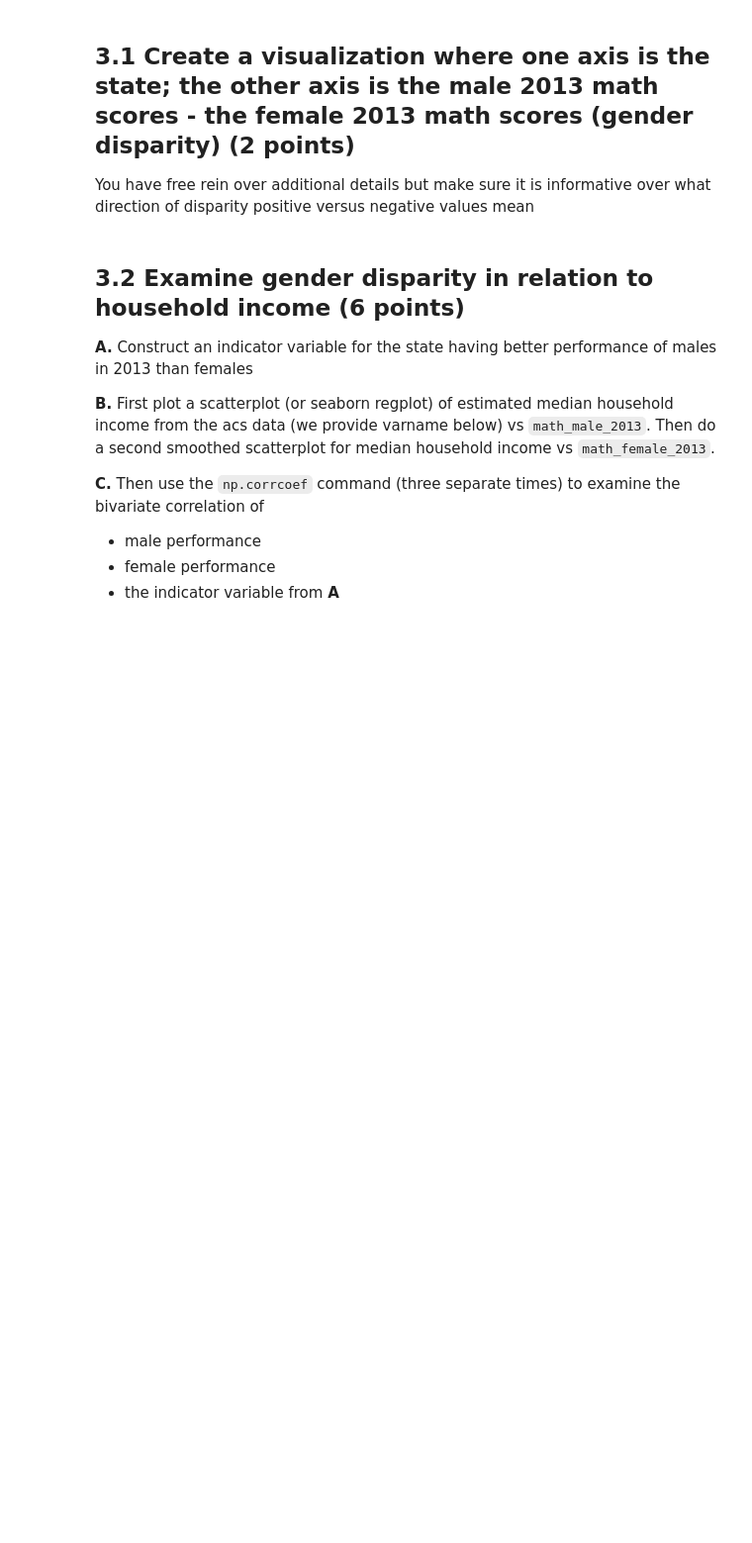
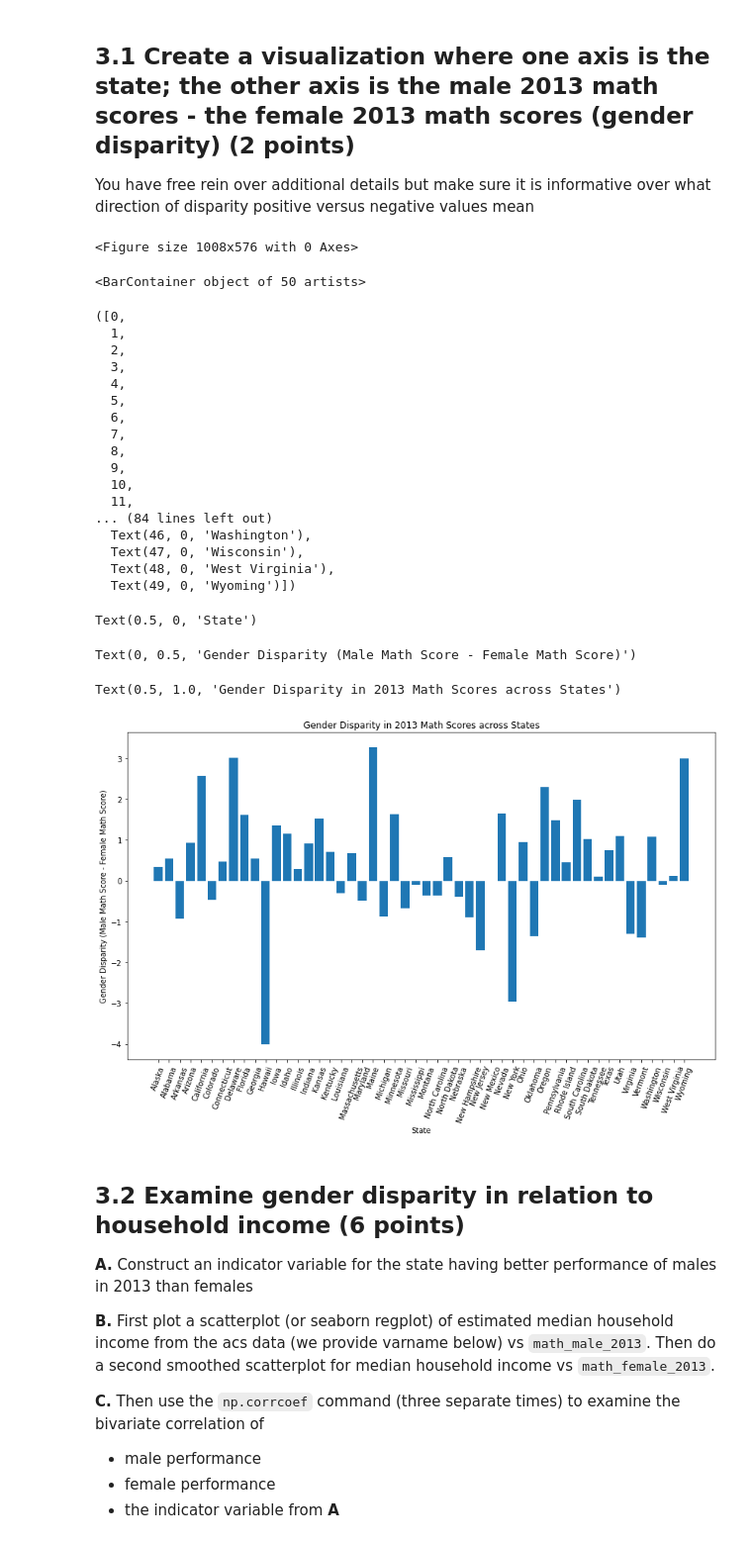
Before and after one commit to VaaniG/QSS20_S24, a Jupyter notebook: homework/pset4/pset4_blank.ipynb, the cells around one changed output. Shown at 99% size. Drawn from its saved outputs; the diff is of its cells as text; code cells hidden in the pictures; blank space fills up the shorter version.

```diff
--- a/homework/pset4/pset4_blank.ipynb
+++ b/homework/pset4/pset4_blank.ipynb
@@ -324,3 +348,36 @@ gender_disparity = acs_df["math_male_2013"] - acs_df["math_female_2013"]
+# %%
+## your code here
+gender_disparity = acs_df["math_male_2013"] - acs_df["math_female_2013"]
+plt.figure(figsize = (14,8))
+plt.bar(acs_df["state"], gender_disparity)
+plt.xticks(rotation=70)
+plt.xlabel('State')
+plt.ylabel('Gender Disparity (Male Math Score - Female Math Score)')
+plt.title('Gender Disparity in 2013 Math Scores across States')
+# %% [output]
+<Figure size 1008x576 with 0 Axes>
+<BarContainer object of 50 artists>
+([0,
+  1,
+  2,
+  3,
+  4,
+  5,
+  6,
+  7,
+  8,
+  9,
+  10,
+  11,
+... (84 lines left out)
+  Text(46, 0, 'Washington'),
+  Text(47, 0, 'Wisconsin'),
+  Text(48, 0, 'West Virginia'),
+  Text(49, 0, 'Wyoming')])
+Text(0.5, 0, 'State')
+Text(0, 0.5, 'Gender Disparity (Male Math Score - Female Math Score)')
+Text(0.5, 1.0, 'Gender Disparity in 2013 Math Scores across States')
+[figure, added]
 # %% [markdown]
 ## 3.2 Examine gender disparity in relation to household income (6 points)
 
```
Also changed, not shown: parts of 11 cells of this notebook.
